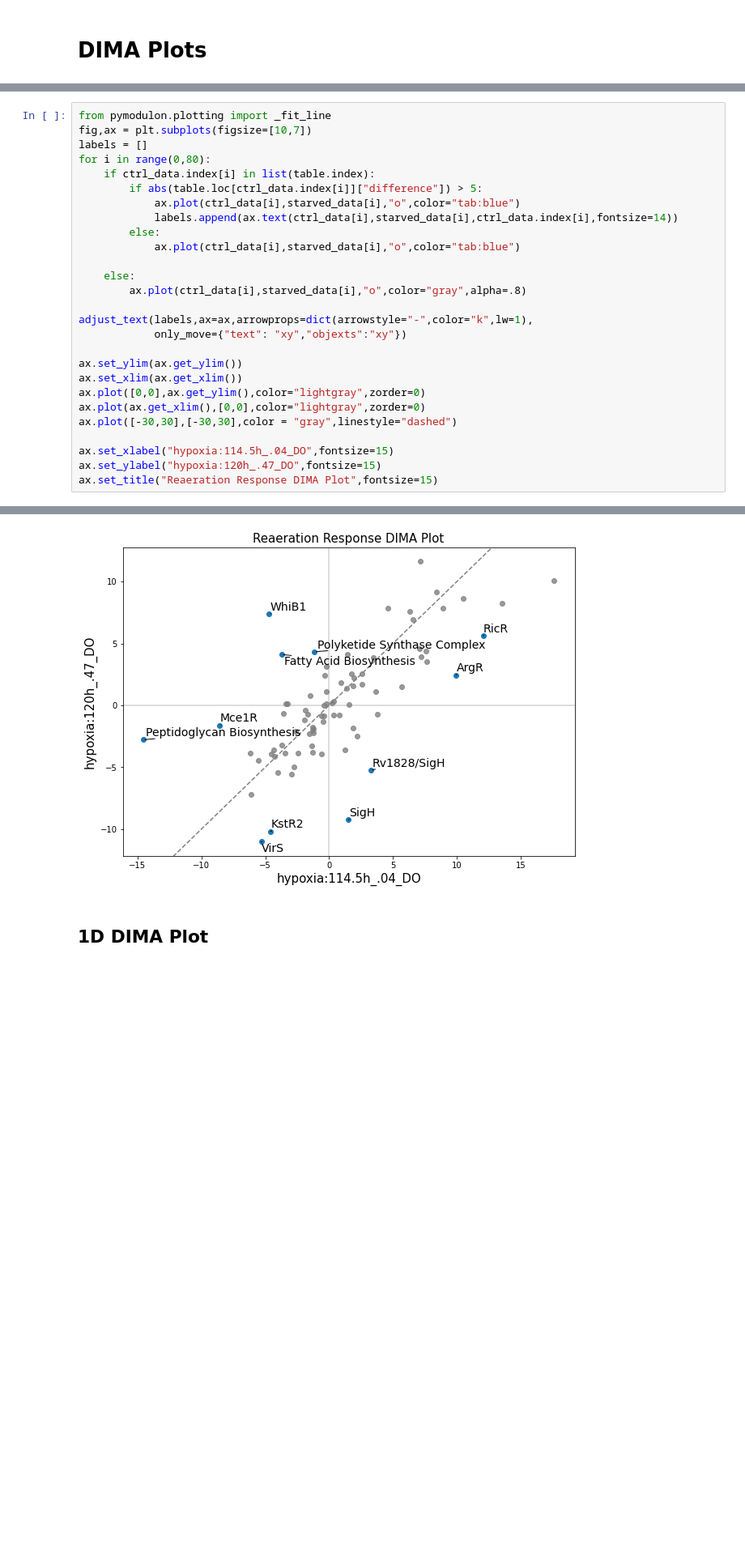
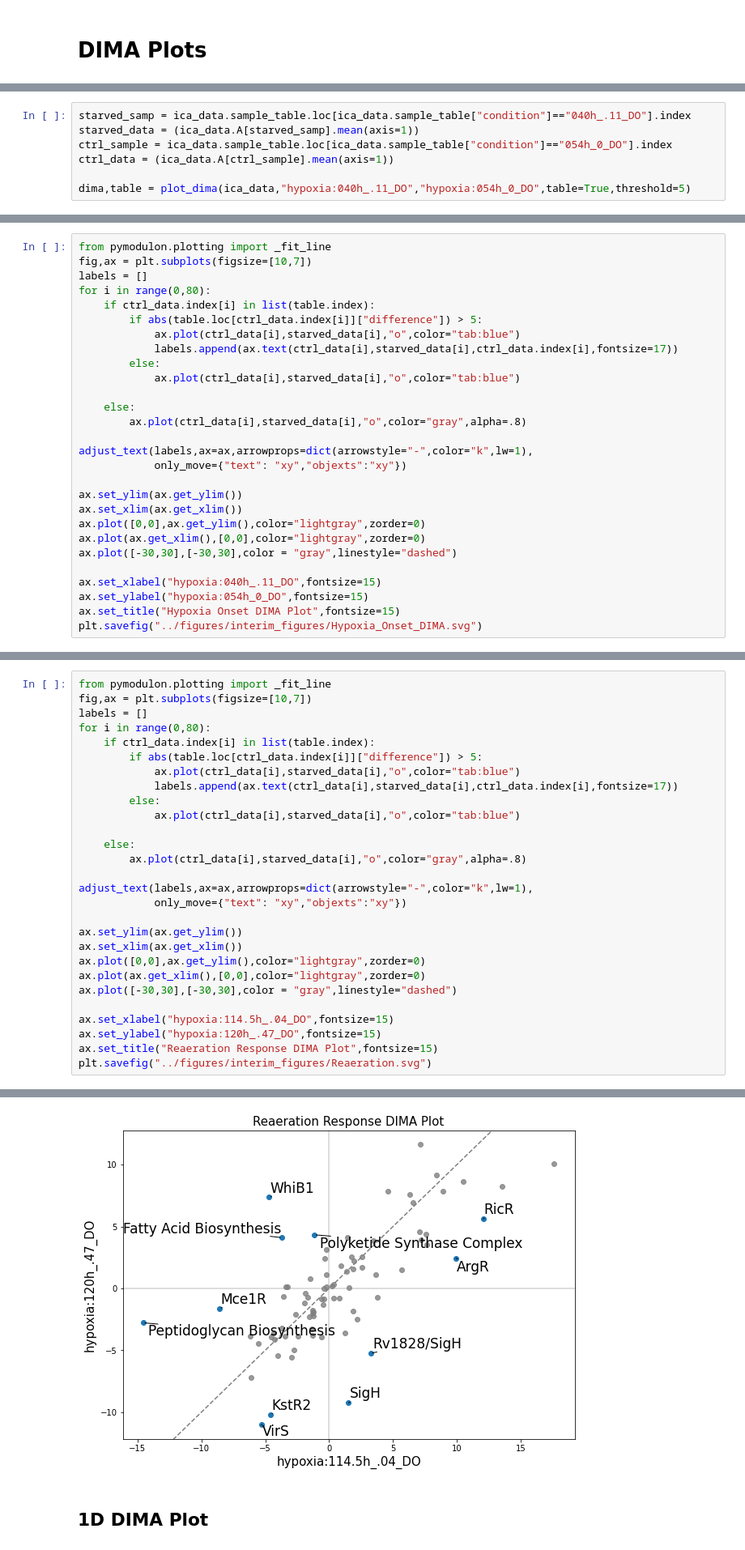
Before and after one commit to Reosu/modulome_mtb, a Jupyter notebook: notebooks/Validation_and_Discovery_Figures.ipynb, the cells around one changed output, grey strips where cells are left out. Shown at 81% size. Cells and saved outputs as stored; diff of their text form; blank space fills up the shorter version.

```diff
--- a/notebooks/Validation_and_Discovery_Figures.ipynb
+++ b/notebooks/Validation_and_Discovery_Figures.ipynb
@@ -146,0 +243,7 @@ for label in ax.get_xmajorticklabels():
+# %%
+starved_samp = ica_data.sample_table.loc[ica_data.sample_table["condition"]=="040h_.11_DO"].index
+starved_data = (ica_data.A[starved_samp].mean(axis=1))
+ctrl_sample = ica_data.sample_table.loc[ica_data.sample_table["condition"]=="054h_0_DO"].index
+ctrl_data = (ica_data.A[ctrl_sample].mean(axis=1))
+
+dima,table = plot_dima(ica_data,"hypoxia:040h_.11_DO","hypoxia:054h_0_DO",table=True,threshold=5)
@@ -146,0 +252,28 @@ for label in ax.get_xmajorticklabels():
+# %%
+from pymodulon.plotting import _fit_line
+fig,ax = plt.subplots(figsize=[10,7])
+labels = []
+for i in range(0,80):
+    if ctrl_data.index[i] in list(table.index):
+        if abs(table.loc[ctrl_data.index[i]]["difference"]) > 5:
+            ax.plot(ctrl_data[i],starved_data[i],"o",color="tab:blue")
+            labels.append(ax.text(ctrl_data[i],starved_data[i],ctrl_data.index[i],fontsize=17))
+        else:
+            ax.plot(ctrl_data[i],starved_data[i],"o",color="tab:blue")
+
+    else:
+        ax.plot(ctrl_data[i],starved_data[i],"o",color="gray",alpha=.8)
+
+adjust_text(labels,ax=ax,arrowprops=dict(arrowstyle="-",color="k",lw=1),
+            only_move={"text": "xy","objexts":"xy"})
+
+ax.set_ylim(ax.get_ylim())
+ax.set_xlim(ax.get_xlim())
+ax.plot([0,0],ax.get_ylim(),color="lightgray",zorder=0)
+ax.plot(ax.get_xlim(),[0,0],color="lightgray",zorder=0)
+ax.plot([-30,30],[-30,30],color = "gray",linestyle="dashed")
+
+ax.set_xlabel("hypoxia:040h_.11_DO",fontsize=15)
+ax.set_ylabel("hypoxia:054h_0_DO",fontsize=15)
+ax.set_title("Hypoxia Onset DIMA Plot",fontsize=15)
+plt.savefig("../figures/interim_figures/Hypoxia_Onset_DIMA.svg")
@@ -163,7 +296,7 @@ for i in range(0,80):
     if ctrl_data.index[i] in list(table.index):
         if abs(table.loc[ctrl_data.index[i]]["difference"]) > 5:
             ax.plot(ctrl_data[i],starved_data[i],"o",color="tab:blue")
-            labels.append(ax.text(ctrl_data[i],starved_data[i],ctrl_data.index[i],fontsize=14))
+            labels.append(ax.text(ctrl_data[i],starved_data[i],ctrl_data.index[i],fontsize=17))
         else:
             ax.plot(ctrl_data[i],starved_data[i],"o",color="tab:blue")
 
@@ -182,4 +315,5 @@ ax.plot([-30,30],[-30,30],color = "gray",linestyle="dashed")
 ax.set_xlabel("hypoxia:114.5h_.04_DO",fontsize=15)
 ax.set_ylabel("hypoxia:120h_.47_DO",fontsize=15)
 ax.set_title("Reaeration Response DIMA Plot",fontsize=15)
+plt.savefig("../figures/interim_figures/Reaeration.svg")
 # %% [output]
@@ -187,4 +320,4 @@ Text(0.5, 1.0, 'Reaeration Response DIMA Plot')
-[figure, old version]
+[figure, new version]
 # %% [markdown]
 ## 1D DIMA Plot
 # %%
```
Also changed, not shown: parts of 13 cells of this notebook, 14 other files.
